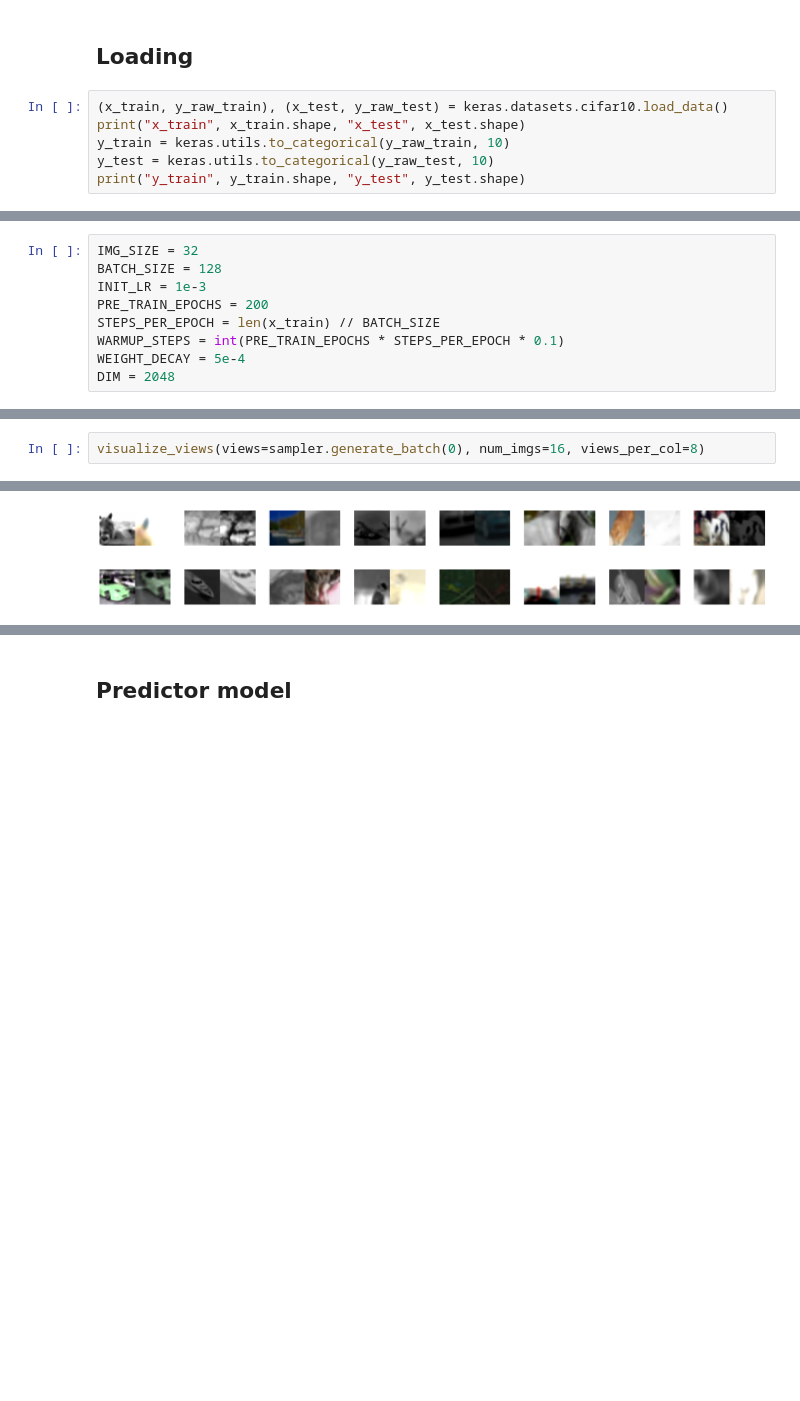
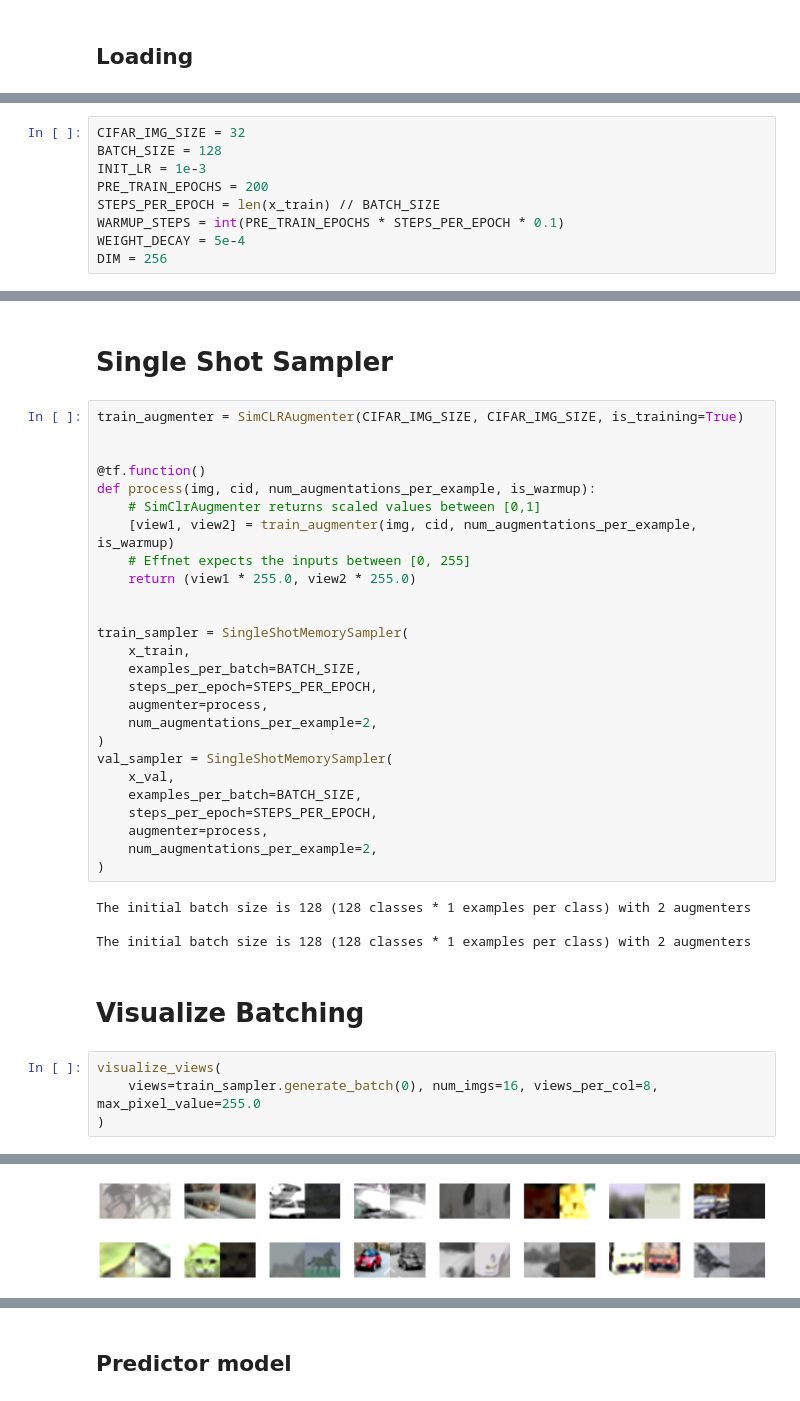
Before and after one commit to tensorflow/similarity, a Jupyter notebook: examples/unsupervised_hello_world.ipynb, the cells around one changed output, grey strips where cells are left out. Cells and saved outputs as stored; diff of their text form; blank space fills up the shorter version.

```diff
--- a/examples/unsupervised_hello_world.ipynb
+++ b/examples/unsupervised_hello_world.ipynb
@@ -60,8 +62,2 @@ data_path = pathlib.Path("../../kaggle_ds/google_landmarks")
 # %% [markdown]
 ## Loading
-# %%
-(x_train, y_raw_train), (x_test, y_raw_test) = keras.datasets.cifar10.load_data()
-print("x_train", x_train.shape, "x_test", x_test.shape)
-y_train = keras.utils.to_categorical(y_raw_train, 10)
-y_test = keras.utils.to_categorical(y_raw_test, 10)
-print("y_train", y_train.shape, "y_test", y_test.shape)
@@ -71,9 +133,9 @@ y_train (50000, 10) y_test (10000, 10)
 # %%
-IMG_SIZE = 32
+CIFAR_IMG_SIZE = 32
 BATCH_SIZE = 128
 INIT_LR = 1e-3
 PRE_TRAIN_EPOCHS = 200
 STEPS_PER_EPOCH = len(x_train) // BATCH_SIZE
 WARMUP_STEPS = int(PRE_TRAIN_EPOCHS * STEPS_PER_EPOCH * 0.1)
 WEIGHT_DECAY = 5e-4
-DIM = 2048
+DIM = 256
@@ -100,3 +142,39 @@ To enable them in other operations, rebuild TensorFlow with the appropriate comp
+# %% [markdown]
+# Single Shot Sampler
+# %%
+train_augmenter = SimCLRAugmenter(CIFAR_IMG_SIZE, CIFAR_IMG_SIZE, is_training=True)
+
+
+@tf.function()
+def process(img, cid, num_augmentations_per_example, is_warmup):
+    # SimClrAugmenter returns scaled values between [0,1]
+    [view1, view2] = train_augmenter(img, cid, num_augmentations_per_example, is_warmup)
+    # Effnet expects the inputs between [0, 255]
+    return (view1 * 255.0, view2 * 255.0)
+
+
+train_sampler = SingleShotMemorySampler(
+    x_train,
+    examples_per_batch=BATCH_SIZE,
+    steps_per_epoch=STEPS_PER_EPOCH,
+    augmenter=process,
+    num_augmentations_per_example=2,
+)
+val_sampler = SingleShotMemorySampler(
+    x_val,
+    examples_per_batch=BATCH_SIZE,
+    steps_per_epoch=STEPS_PER_EPOCH,
+    augmenter=process,
+    num_augmentations_per_example=2,
+)
+# %% [output]
+The initial batch size is 128 (128 classes * 1 examples per class) with 2 augmenters
+
+The initial batch size is 128 (128 classes * 1 examples per class) with 2 augmenters
+# %% [markdown]
+# Visualize Batching
 # %%
-visualize_views(views=sampler.generate_batch(0), num_imgs=16, views_per_col=8)
+visualize_views(
+    views=train_sampler.generate_batch(0), num_imgs=16, views_per_col=8, max_pixel_value=255.0
+)
 # %% [output]
@@ -104 +181 @@ visualize_views(views=sampler.generate_batch(0), num_imgs=16, views_per_col=8)
-[figure, old version]
+[figure, new version]
```
Also changed, not shown: parts of 67 cells of this notebook.
